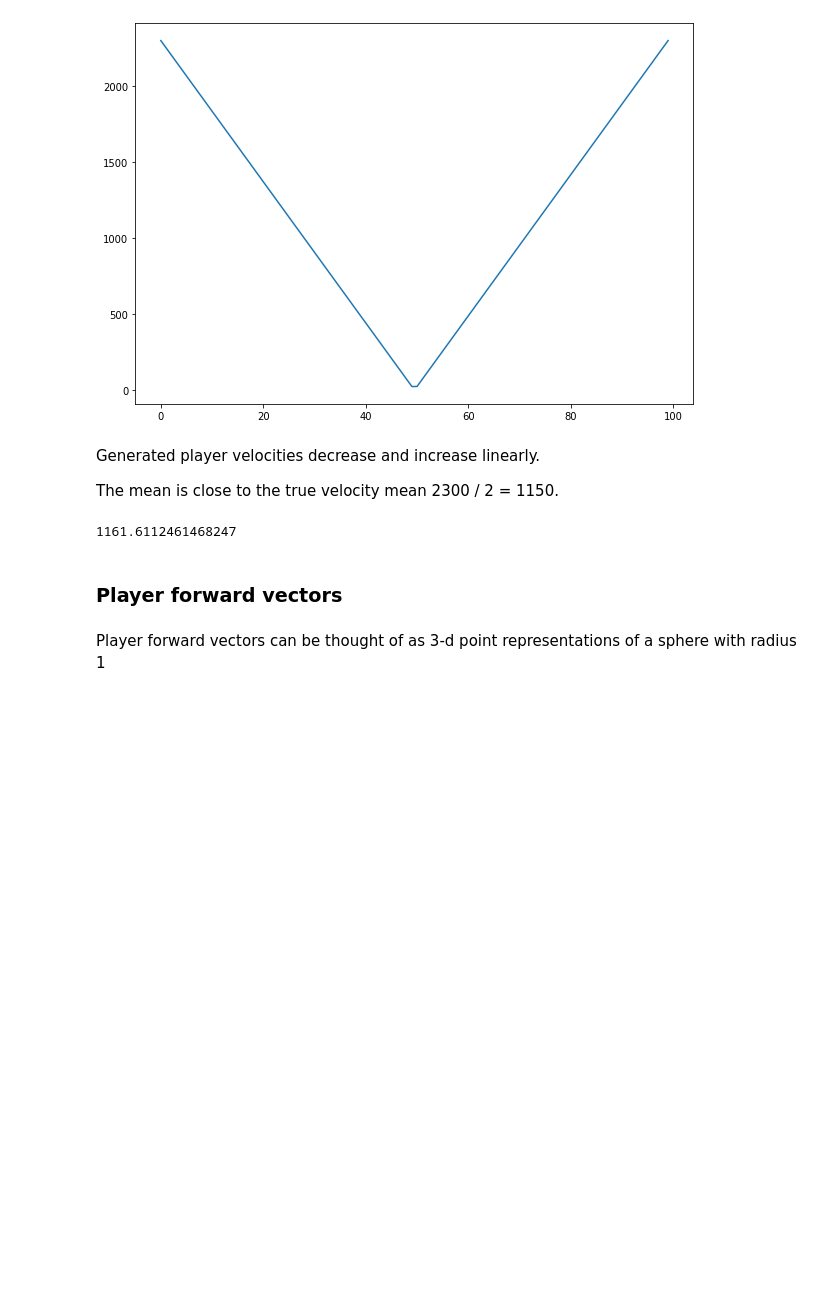
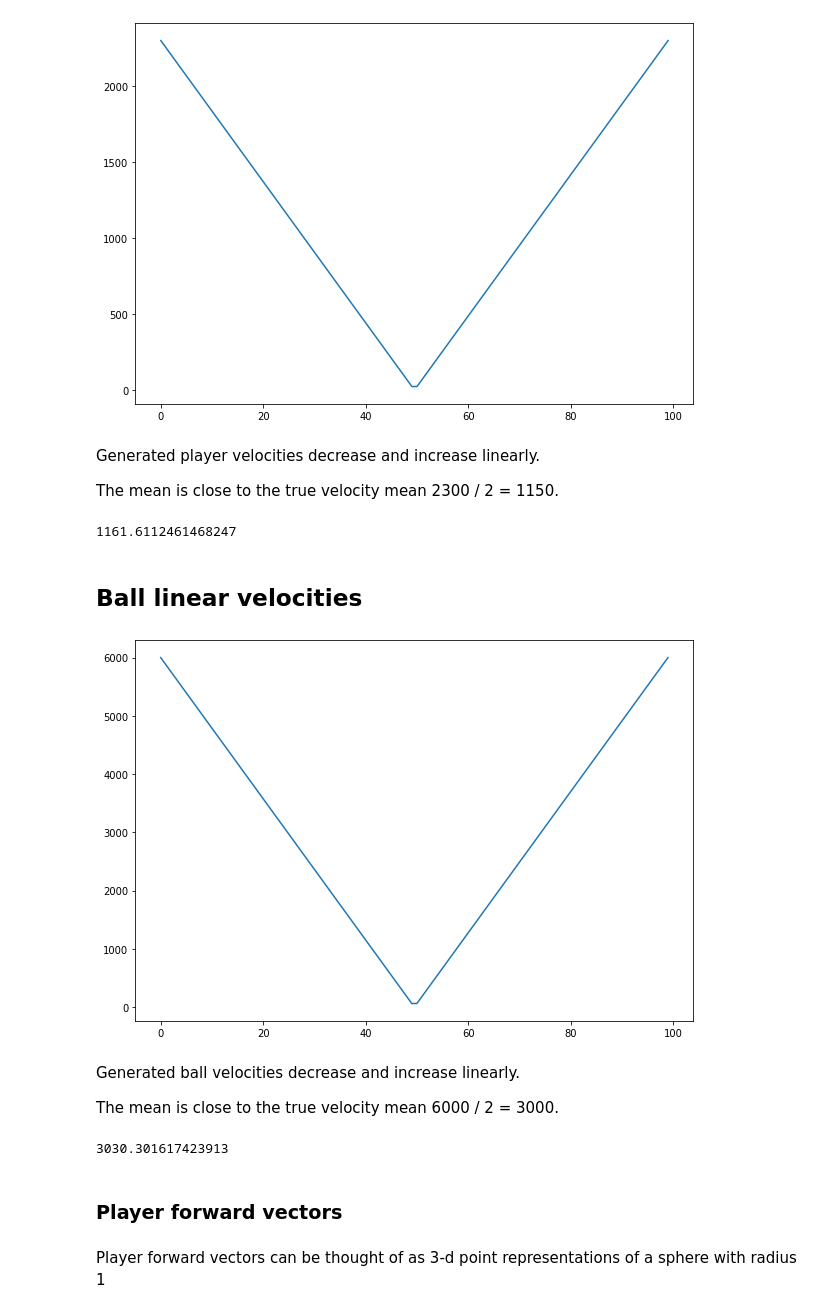
Before and after one commit to Enkhai/lucy-utils, a Jupyter notebook: examples/17_reward_statistics.ipynb, the cells around one changed output. Drawn from its saved outputs; the diff is of its cells as text; code cells hidden in the pictures; blank space fills up the shorter version.

```diff
--- a/examples/17_reward_statistics.ipynb
+++ b/examples/17_reward_statistics.ipynb
@@ -79,6 +79,24 @@ The mean is close to the true velocity mean 2300 / 2 = 1150.
 np.linalg.norm(player_velocities, axis=1).mean()
 # %% [output]
 1161.6112461468247
+# %% [markdown]
+## Ball linear velocities
+# %%
+ball_velocities = np.repeat(np.linspace(3464.1, -3464.1, 100)[None], 3, 1).reshape(-1, 3)
+# %%
+plt.figure(figsize=(10, 7))
+plt.plot(np.linalg.norm(ball_velocities, axis=1))
+plt.show()
+# %% [output]
+[figure, added]
+# %% [markdown]
+Generated ball velocities decrease and increase linearly.
+
+The mean is close to the true velocity mean 6000 / 2 = 3000.
+# %%
+np.linalg.norm(ball_velocities, axis=1).mean()
+# %% [output]
+3030.301617423913
 # %% [markdown]
 ### Player forward vectors
 # %% [markdown]
```
Also changed, not shown: parts of 82 cells of this notebook, 1 other file.
